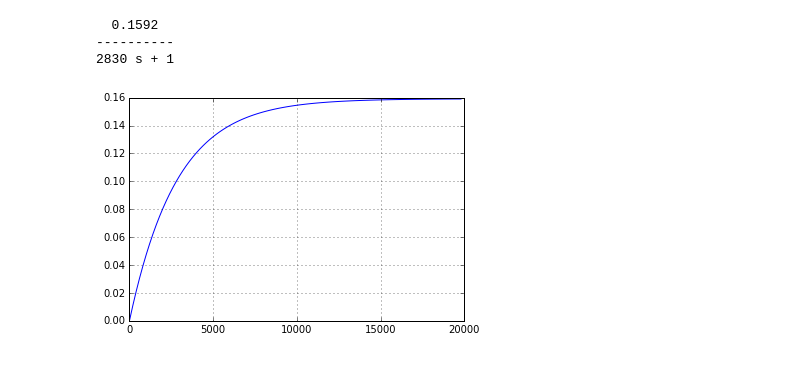
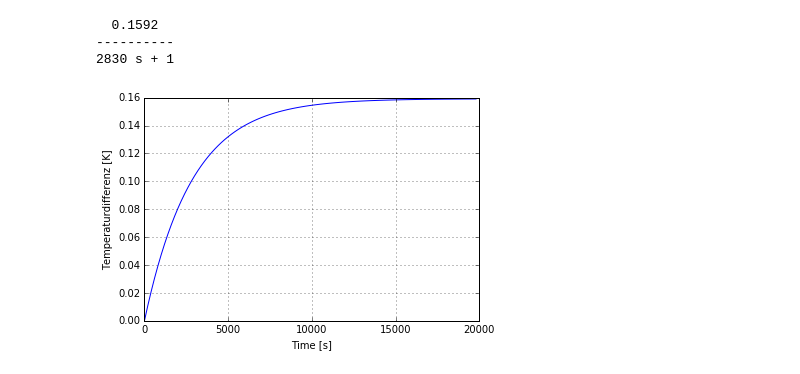
Before and after one commit to patder/Coursework, a Jupyter notebook: Aufgabe2.ipynb, the cells around one changed output. Drawn from its saved outputs; the diff is of its cells as text; code cells hidden in the pictures.

```diff
--- a/Aufgabe2.ipynb
+++ b/Aufgabe2.ipynb
@@ -63,10 +66,11 @@ sys
 ----------
 2830 s + 1
 # %%
-# ist mit unit step responce sprung aus maximalleistung 2kW gemeint oder auf 1W?
-# hier -> 1W  da das k skaliert wurde
+# unitstepresponce für sprung auf 1W
 step_data = c.step_response(sys)
 plt.plot(step_data[0],step_data[1])
+plt.xlabel('Time [s]')
+plt.ylabel('Temperaturdifferenz [K]')
 plt.grid()
 # %% [output]
-[figure, old version]
+[figure, new version]
```
Also changed, not shown: parts of 14 cells of this notebook, 2 other files.
